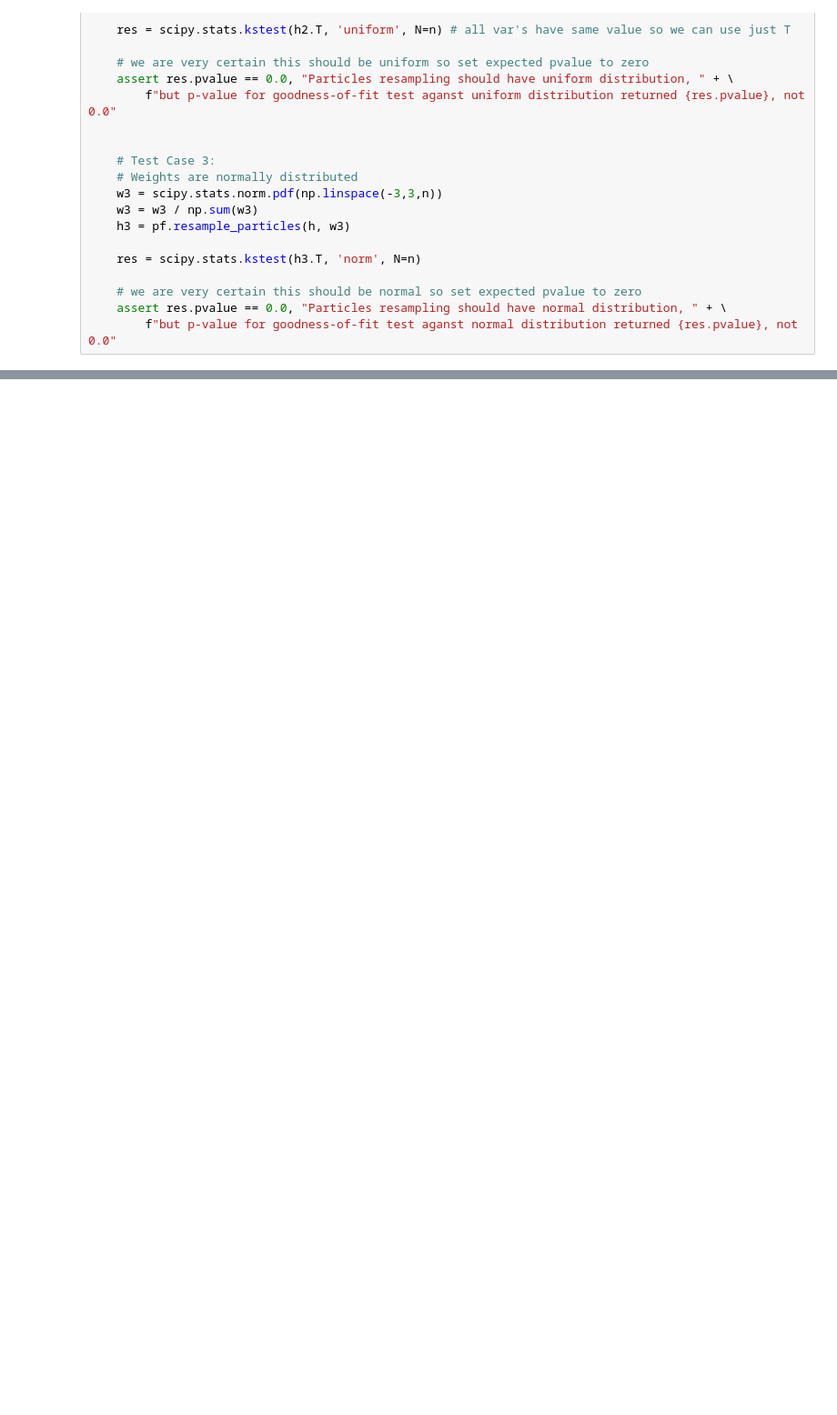
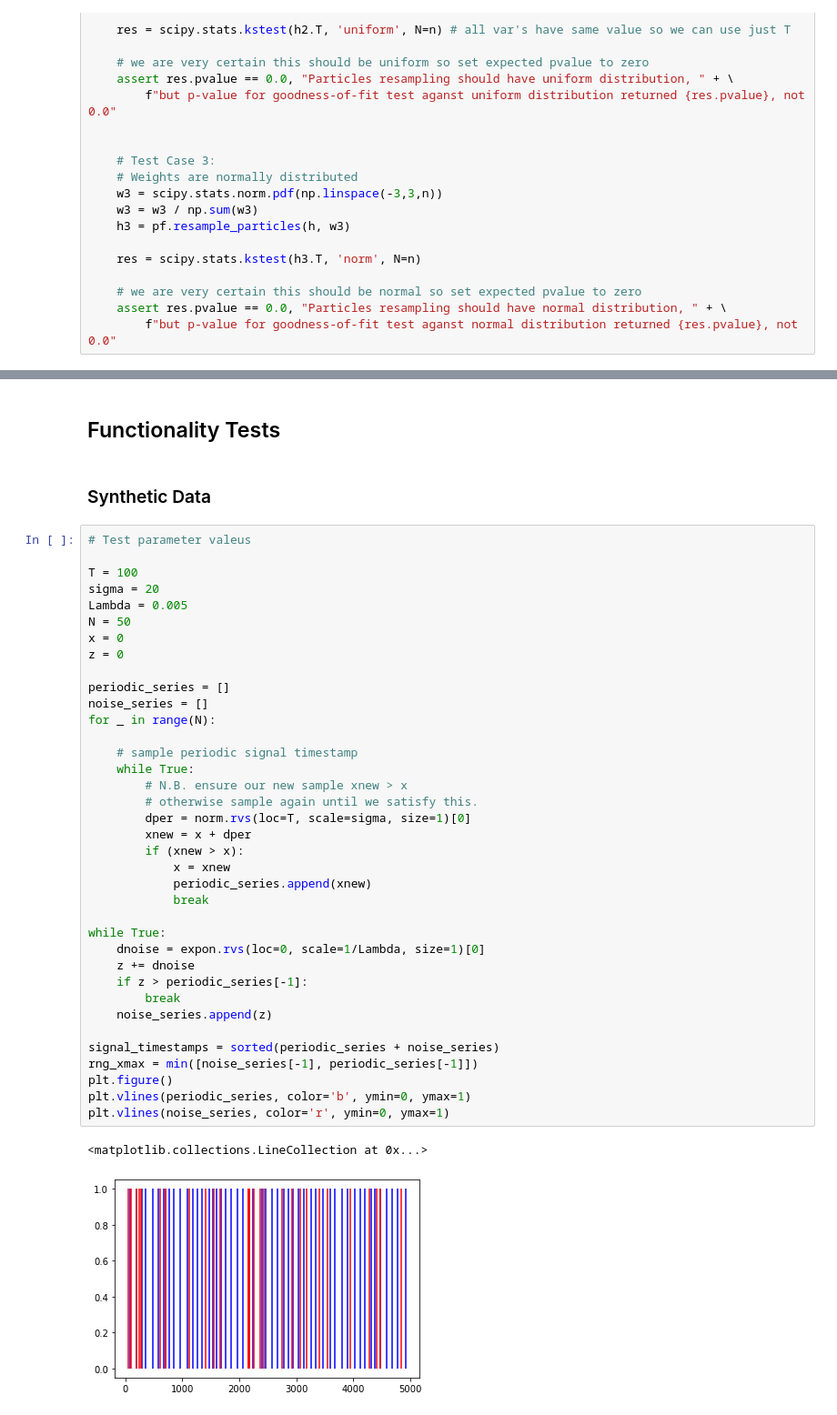
Before and after one commit to bl3e967/Finding-Periodic-Discrete-Events-in-Noisy-Streams, a Jupyter notebook: Research.ipynb, the cells around one changed output, grey strips where cells are left out. Shown at 91% size. Cells and saved outputs as stored; diff of their text form; blank space fills up the shorter version.

```diff
--- a/Research.ipynb
+++ b/Research.ipynb
@@ -1025 +1060,45 @@ AssertionError: Expected periodic likelihood = 0.0014068 for test case 2, but go
+# %% [markdown]
+## Functionality Tests
+# %% [markdown]
+### Synthetic Data
+# %%
+# Test parameter valeus
+
+T = 100
+sigma = 20
+Lambda = 0.005
+N = 50
+x = 0
+z = 0
+
+periodic_series = []
+noise_series = []
+for _ in range(N):
+
+    # sample periodic signal timestamp
+    while True:
+        # N.B. ensure our new sample xnew > x
+        # otherwise sample again until we satisfy this.
+        dper = norm.rvs(loc=T, scale=sigma, size=1)[0]
+        xnew = x + dper
+        if (xnew > x):
+            x = xnew
+            periodic_series.append(xnew)
+            break
+
+while True:
+    dnoise = expon.rvs(loc=0, scale=1/Lambda, size=1)[0]
+    z += dnoise
+    if z > periodic_series[-1]:
+        break
+    noise_series.append(z)
+
+signal_timestamps = sorted(periodic_series + noise_series)
+rng_xmax = min([noise_series[-1], periodic_series[-1]])
+plt.figure()
+plt.vlines(periodic_series, color='b', ymin=0, ymax=1)
+plt.vlines(noise_series, color='r', ymin=0, ymax=1)
+# %% [output]
+<matplotlib.collections.LineCollection at 0x...>
+[figure, added]
 # %%
```
Also changed, not shown: parts of 10 cells of this notebook.
